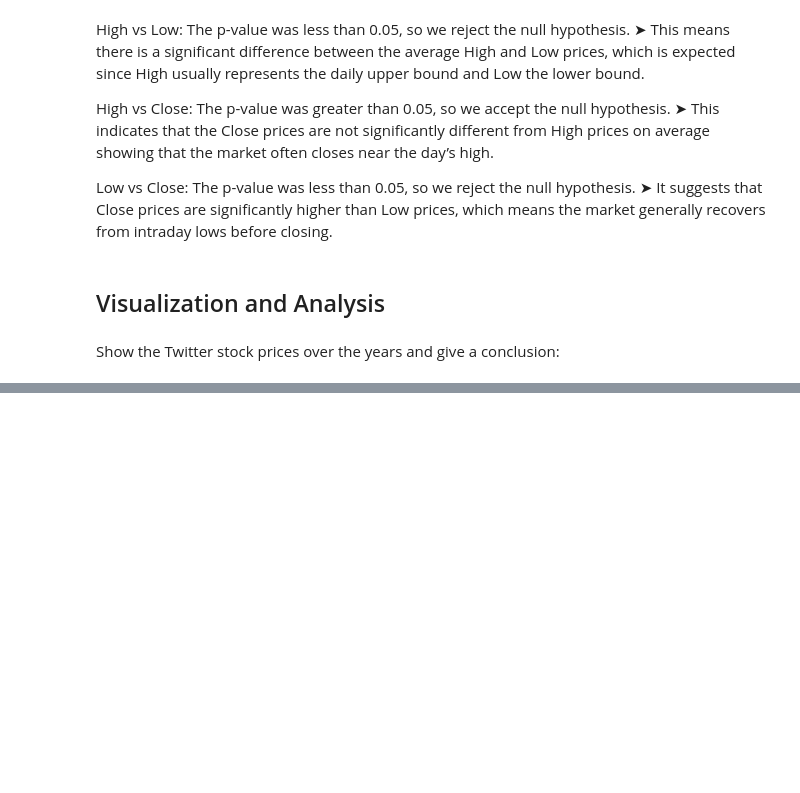
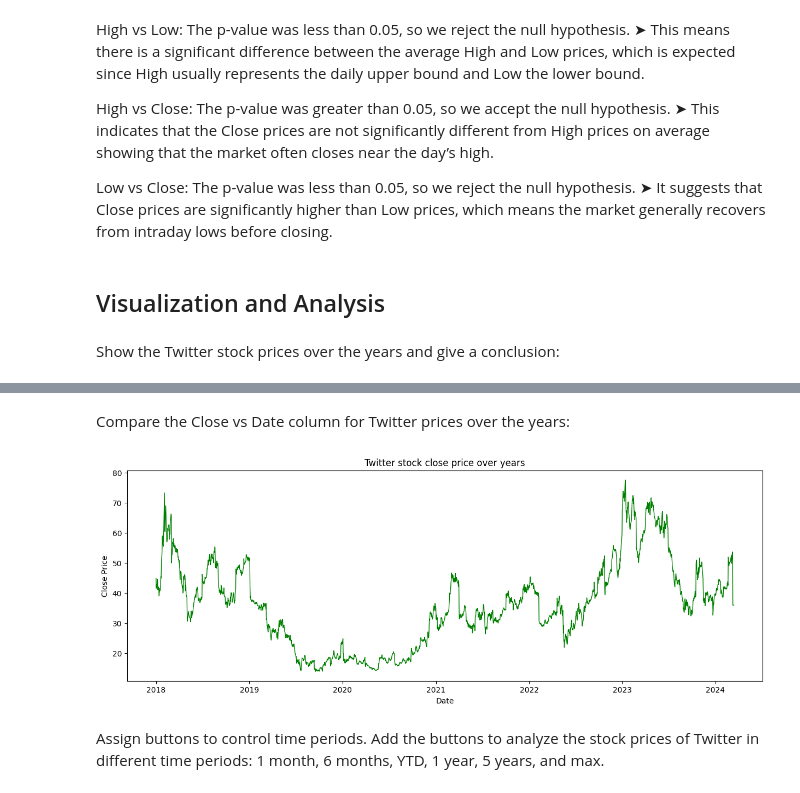
Before and after one commit to SachinGunjal001/Twitter-stock-Market-Python-Analysis, a Jupyter notebook: Twitter_Stocks_Python.ipynb, the cells around one changed output, grey strips where cells are left out. Saved outputs shown, nothing was run; the diff lists cells and outputs as text; code cells hidden in the pictures; blank space fills up the shorter version.

```diff
--- a/Twitter_Stocks_Python.ipynb
+++ b/Twitter_Stocks_Python.ipynb
@@ -192,0 +205,13 @@ give a conclusion:
+# %% [markdown]
+ Compare the Close vs Date column for Twitter prices over the years:
+# %%
+plt.figure(figsize=(15,5))
+plt.plot(df['Date'], df['Close'],label='Open Price', color='green', linewidth=1)
+plt.xlabel('Date')
+plt.ylabel('Close Price')
+plt.title('Twitter stock close price over years')
+plt.show()
+# %% [output]
+[figure, added]
+# %% [markdown]
+Assign buttons to control time periods. Add the buttons to analyze the stock prices of Twitter in different time periods: 1 month, 6 months, YTD, 1 year, 5 years, and max.
```
Also changed, not shown: parts of 5 cells of this notebook.
